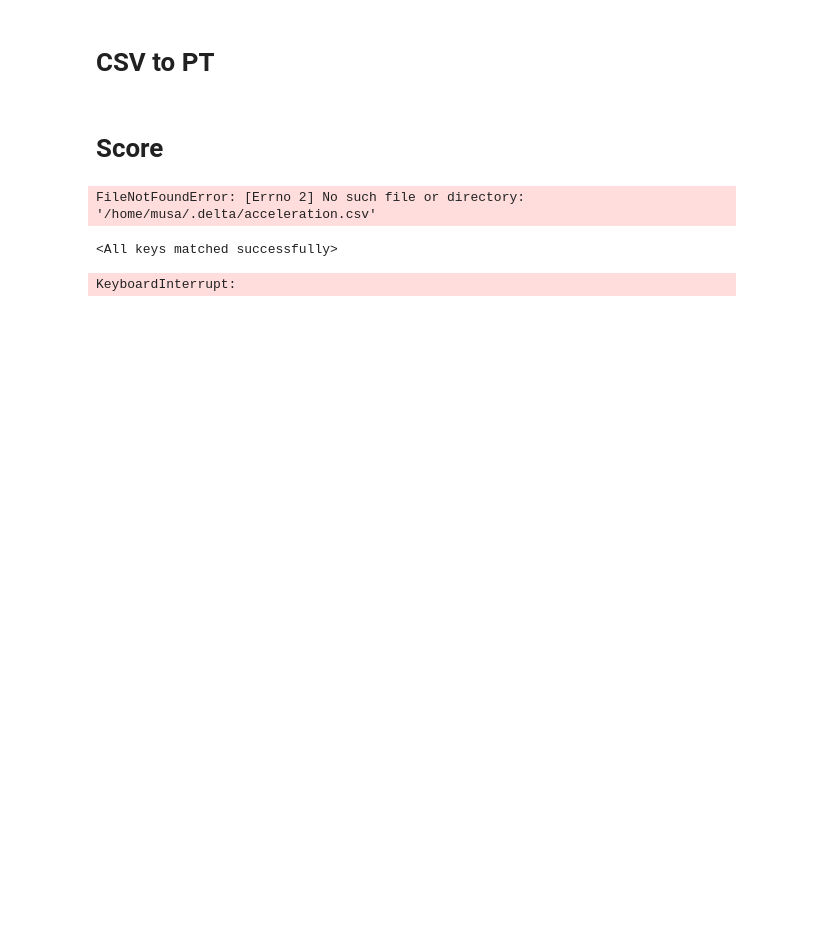
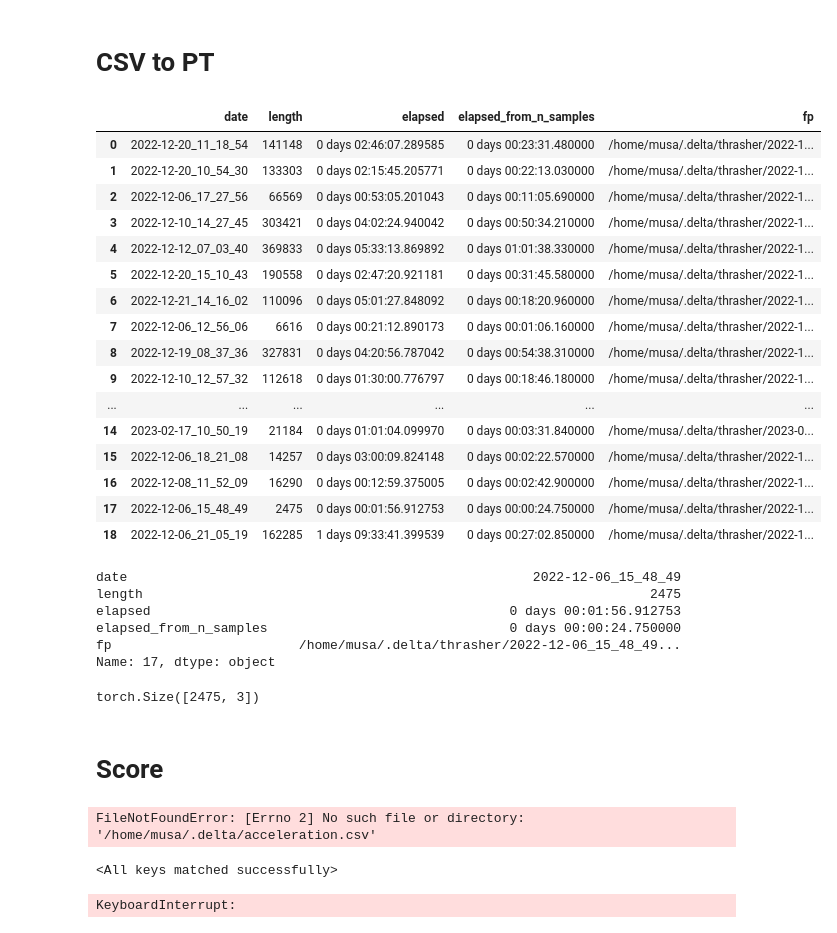
Before and after one commit to Musa-Azeem/eating-detection, a Jupyter notebook: from_delta_app.ipynb, the cells around one changed output. Saved outputs shown, nothing was run; the diff lists cells and outputs as text; code cells hidden in the pictures; blank space fills up the shorter version.

```diff
--- a/from_delta_app.ipynb
+++ b/from_delta_app.ipynb
@@ -16,30 +18,80 @@ from datetime import timedelta
 # %%
 dates = []
 lengths = []
 times = []
-raw_dir = Path('/home/musa/.delta/')
+times_from_n_samples = []
+fps = []
+raw_dir = Path('/home/musa/.delta/thrasher/')
 for rec in raw_dir.iterdir():
     date = rec.name
-    df = pd.read_csv(rec / 'acceleration.csv', skiprows=1)
+    if (rec / 'acceleration.csv').exists():
+        df = pd.read_csv(rec / 'acceleration.csv', skiprows=1)
+        fps.append(str(rec / 'acceleration.csv'))
+    else:
+        df = pd.read_csv(rec / f'raw/{rec.name}.0.csv', skiprows=1, low_memory=False)
+        df = df.rename(columns={'timestamp': 'timestamp', 'acc_x': 'x', 'acc_y': 'y', 'acc_z': 'z'})
+        fps.append(str(rec / f'raw/{rec.name}.0.csv'))
     total_time = df['timestamp'].iloc[-1] - df['timestamp'].iloc[0]
     elapsed_time = timedelta(microseconds=int(total_time/1e3))
-
+    time_from_n_samples = timedelta(seconds=len(df) / 100)
     dates.append(date)
     lengths.append(len(df))
     times.append(elapsed_time)
+    times_from_n_samples.append(time_from_n_samples)
 
 recs = pd.DataFrame({
     'date': dates,
     'length': lengths,
-    'elapsed': times
+    'elapsed': times,
+    'elapsed_from_n_samples': times_from_n_samples,
+    'fp': fps
 })
+recs
+# %% [output]
+|  | date | length | elapsed | elapsed_from_n_samples | fp |
+| 0 | 2022-12-20_11_18_54 | 141148 | 0 days 02:46:07.289585 | 0 days 00:23:31.480000 | /home/musa/.delta/thrasher/2022-1... |
+| 1 | 2022-12-20_10_54_30 | 133303 | 0 days 02:15:45.205771 | 0 days 00:22:13.030000 | /home/musa/.delta/thrasher/2022-1... |
+| 2 | 2022-12-06_17_27_56 | 66569 | 0 days 00:53:05.201043 | 0 days 00:11:05.690000 | /home/musa/.delta/thrasher/2022-1... |
+| 3 | 2022-12-10_14_27_45 | 303421 | 0 days 04:02:24.940042 | 0 days 00:50:34.210000 | /home/musa/.delta/thrasher/2022-1... |
+| 4 | 2022-12-12_07_03_40 | 369833 | 0 days 05:33:13.869892 | 0 days 01:01:38.330000 | /home/musa/.delta/thrasher/2022-1... |
+| 5 | 2022-12-20_15_10_43 | 190558 | 0 days 02:47:20.921181 | 0 days 00:31:45.580000 | /home/musa/.delta/thrasher/2022-1... |
+| 6 | 2022-12-21_14_16_02 | 110096 | 0 days 05:01:27.848092 | 0 days 00:18:20.960000 | /home/musa/.delta/thrasher/2022-1... |
+| 7 | 2022-12-06_12_56_06 | 6616 | 0 days 00:21:12.890173 | 0 days 00:01:06.160000 | /home/musa/.delta/thrasher/2022-1... |
+| 8 | 2022-12-19_08_37_36 | 327831 | 0 days 04:20:56.787042 | 0 days 00:54:38.310000 | /home/musa/.delta/thrasher/2022-1... |
+| 9 | 2022-12-10_12_57_32 | 112618 | 0 days 01:30:00.776797 | 0 days 00:18:46.180000 | /home/musa/.delta/thrasher/2022-1... |
+| ... | ... | ... | ... | ... | ... |
+| 14 | 2023-02-17_10_50_19 | 21184 | 0 days 01:01:04.099970 | 0 days 00:03:31.840000 | /home/musa/.delta/thrasher/2023-0... |
+| 15 | 2022-12-06_18_21_08 | 14257 | 0 days 03:00:09.824148 | 0 days 00:02:22.570000 | /home/musa/.delta/thrasher/2022-1... |
+| 16 | 2022-12-08_11_52_09 | 16290 | 0 days 00:12:59.375005 | 0 days 00:02:42.900000 | /home/musa/.delta/thrasher/2022-1... |
+| 17 | 2022-12-06_15_48_49 | 2475 | 0 days 00:01:56.912753 | 0 days 00:00:24.750000 | /home/musa/.delta/thrasher/2022-1... |
+| 18 | 2022-12-06_21_05_19 | 162285 | 1 days 09:33:41.399539 | 0 days 00:27:02.850000 | /home/musa/.delta/thrasher/2022-1... |
+# %%
+i = 17
+print(recs.iloc[i])
+rec = Path(recs.iloc[i]['fp'])
+df = pd.read_csv(rec, skiprows=1, low_memory=False)
+df = df.rename(columns={'timestamp': 'timestamp', 'acc_x': 'x', 'acc_y': 'y', 'acc_z': 'z'})
+diffs = np.diff(df['timestamp'].to_numpy() / 1e9)
+diffs = (diffs - diffs.min())
+df['diffs (s)'] = np.concatenate([[0], diffs])
+# fig = plt.plot(df['diffs (s)'])
+# fig
+fig = px.line(df[::1], y=['x', 'y', 'z'])
+fig.show(renderer='browser')
+# %% [output]
+date                                                    2022-12-06_15_48_49
+length                                                                 2475
+elapsed                                              0 days 00:01:56.912753
+elapsed_from_n_samples                               0 days 00:00:24.750000
+fp                        /home/musa/.delta/thrasher/2022-12-06_15_48_49...
+Name: 17, dtype: object
 # %%
-raw_dir = Path('/home/musa/.delta/musa-feb-24/')
-for rec in raw_dir.iterdir():
-    date = rec.name
-    df = pd.read_csv(rec / 'acceleration.csv', skiprows=1)
-    X = df[['x', 'y', 'z']].values
-    torch.save(X, f'/home/musa/.delta/raw_pt/{date}.pt')
+date = rec.name.split('.')[0]
+X = torch.Tensor(df[['x', 'y', 'z']].values)
+print(X.shape)
+torch.save(X, f'/home/musa/.delta/raw_pt/{date}.pt')
+# %% [output]
+torch.Size([2475, 3])
 # %% [markdown]
 # Score
 # %%
```
Also changed, not shown: parts of 1 cell of this notebook, 6 other files.
